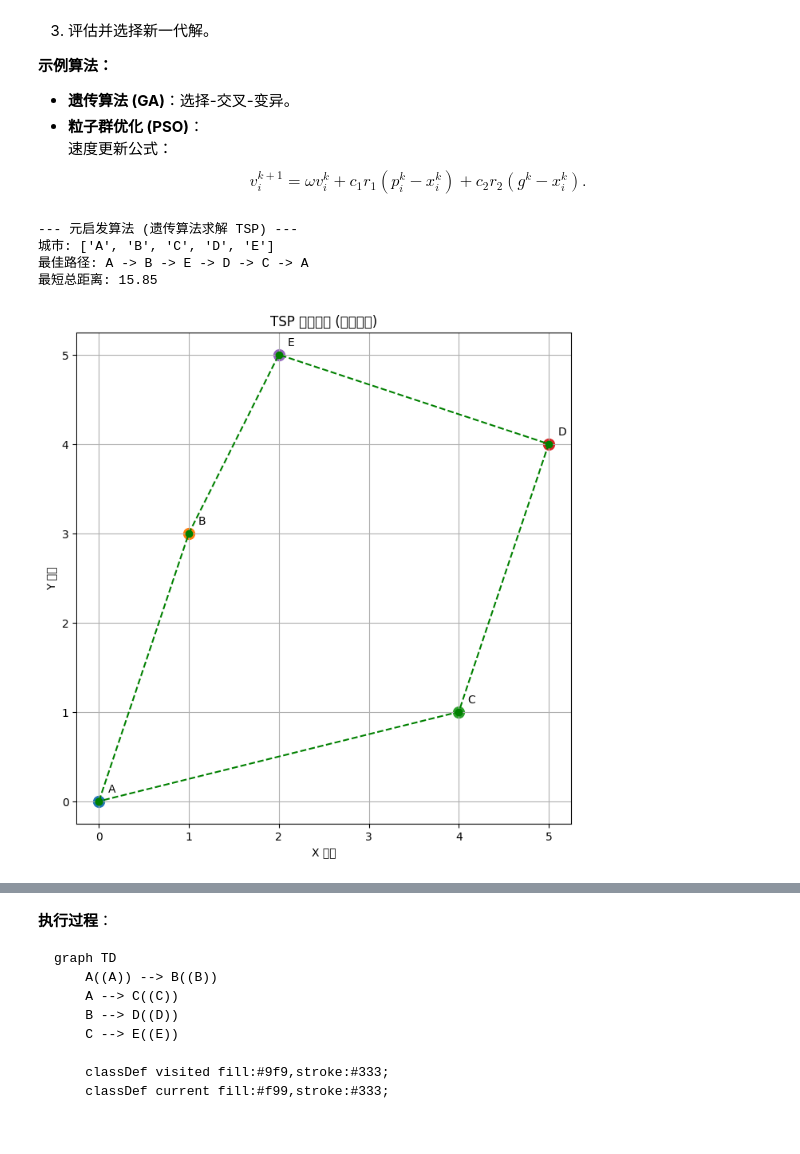
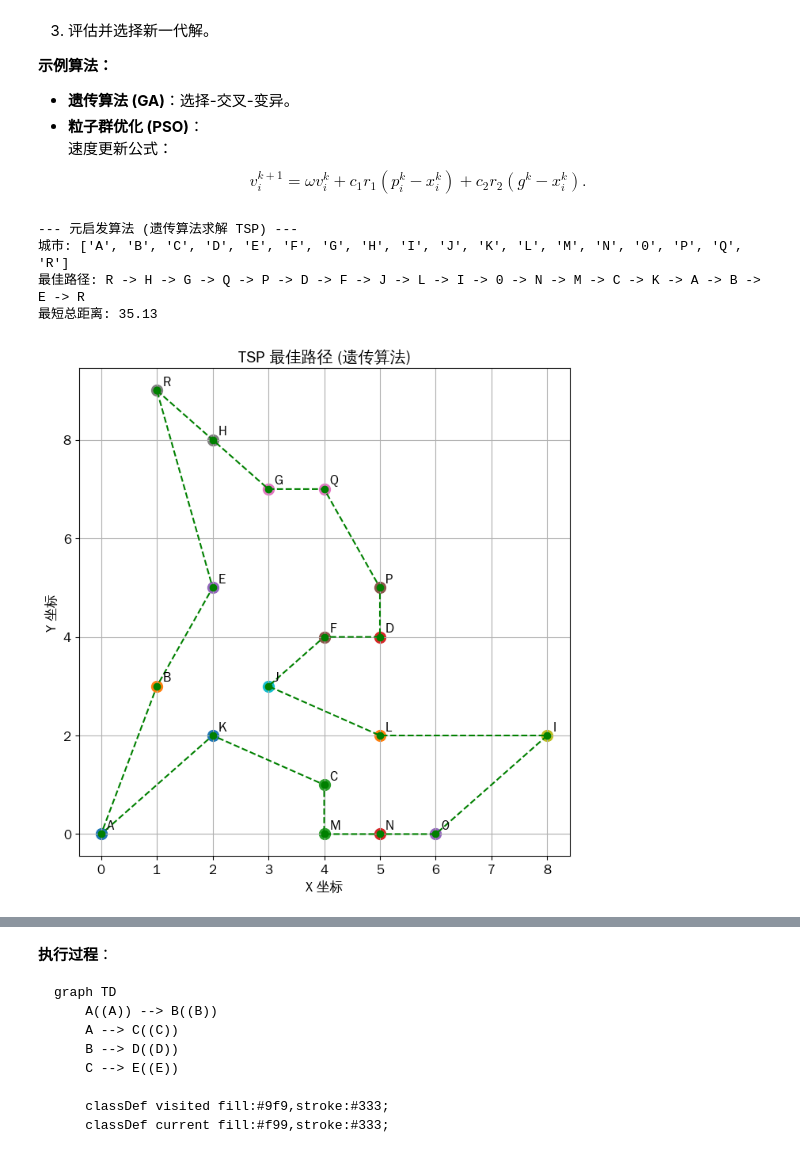
Before and after one commit to Renata1027/Mathematical-modeling, a Jupyter notebook: 4_图论_规划.ipynb, the cells around one changed output, grey strips where cells are left out. Saved outputs shown, nothing was run; the diff lists cells and outputs as text; code cells hidden in the pictures.

```diff
--- a/4_图论_规划.ipynb
+++ b/4_图论_规划.ipynb
@@ -387,9 +818,15 @@ print("\n图表显示了投资组合的风险和收益之间的权衡。红色
 # %%
 """
 6. 元启发算法 (Metaheuristic Algorithms)
-定义： 元启发算法是一类高层次的通用算法，通常用于解决复杂优化问题，特别是那些计算量大、难以用精确方法在合理时间内求解的问题。它们不保证找到最优解，但通常能找到非常接近最优解的良好解。常见的元启发算法包括遗传算法、模拟退火、粒子群优化、蚁群优化等。
+定义： 元启发算法是一类高层次的通用算法，通常用于解决复杂优化问题，
+特别是那些计算量大、难以用精确方法在合理时间内求解的问题。
+它们不保证找到最优解，但通常能找到非常接近最优解的良好解。
+常见的元启发算法包括遗传算法、模拟退火、粒子群优化、蚁群优化等。
 
-示例： 旅行商问题 (Traveling Salesperson Problem, TSP)。一个旅行商需要访问一系列城市，每个城市只访问一次，并最终返回起点。目标是找到一条总行程最短的路径。这是一个 NP-hard 问题，对于大量城市，精确求解几乎不可能。
+示例： 旅行商问题 (Traveling Salesperson Problem, TSP)。
+一个旅行商需要访问一系列城市，每个城市只访问一次，并最终返回起点。
+目标是找到一条总行程最短的路径。这是一个 NP-hard 问题，
+对于大量城市，精确求解几乎不可能。
 
 代码实现： 我们将使用一个简单的遗传算法来解决 TSP 问题。
 """
@@ -399,7 +836,12 @@ import matplotlib.pyplot as plt
 
 # 城市坐标
 cities = {
-    'A': (0, 0), 'B': (1, 3), 'C': (4, 1), 'D': (5, 4), 'E': (2, 5)
+    'A':(0,0),'B':(1,3),'C':(4,1),
+    'D':(5,4),'E':(2,5),'F':(4,4),
+    'G':(3,7),'H':(2,8),'I':(8,2),
+    'J':(3,3),'K':(2,2),'L':(5,2),
+    'M':(4,0),'N':(5,0),'0':(6,0),
+    'P':(5,5),'Q':(4,7),'R':(1,9)
 }
 city_names = list(cities.keys())
 num_cities = len(city_names)
@@ -413,10 +855,10 @@ for i in range(num_cities):
         distances[i, j] = np.sqrt((city1_coords[0] - city2_coords[0])**2 + (city1_coords[1] - city2_coords[1])**2)
 
 # 遗传算法参数
-POP_SIZE = 100
-GENERATIONS = 500
+POP_SIZE = 500
+GENERATIONS = 2500
 MUTATION_RATE = 0.02
-ELITE_SIZE = 10 # 精英保留的数量
+ELITE_SIZE = 50 # 精英保留的数量
 
 # 适应度函数：路径长度的倒数
 def calculate_fitness(path):
@@ -428,7 +870,7 @@ def calculate_fitness(path):
     # 适应度是距离的倒数，因为我们想最小化距离
     return 1 / total_distance
 
-# 初始化种群
+# 初始化种群(生成随机的旅行路径作为初始解)
 def create_initial_population(pop_size, num_cities):
     population = []
     for _ in range(pop_size):
@@ -442,13 +884,13 @@ def selection(population, fitnesses, elite_size):
     sorted_population = [x for _, x in sorted(zip(fitnesses, population), reverse=True)]
     return sorted_population[:elite_size]
 
-# 交叉 (顺序交叉 Ox)
+# 交叉 (顺序交叉 Order Crossover - OX)
 def crossover(parent1, parent2):
     size = len(parent1)
     child = [-1] * size
-    start, end = sorted(random.sample(range(size), 2))
+    start, end = sorted(random.sample(range(size), 2)) # 随机选择两个交叉点
 
-    # 复制一部分父代1
+    # 复制一部分父代1到子代
     child[start:end+1] = parent1[start:end+1]
 
     # 填充剩余部分，保持父代2的顺序
@@ -460,7 +902,8 @@ def crossover(parent1, parent2):
             child[current_pos] = gene
     return child
 
-# 变异 (交换变异)
+# 变异 ((模拟基因突变，随机改变子代路径中的一小部分，增加多样性))
+# 简化：随机交换路径中两个城市的位置
 def mutate(individual, mutation_rate):
     if random.random() < mutation_rate:
         idx1, idx2 = random.sample(range(len(individual)), 2)
@@ -471,7 +914,7 @@ def mutate(individual, mutation_rate):
 def genetic_algorithm_tsp():
     population = create_initial_population(POP_SIZE, num_cities)
     best_overall_path = None
-    best_overall_fitness = 0
+    best_overall_fitness = -1
 
     for gen in range(GENERATIONS):
         fitnesses = [calculate_fitness(individual) for individual in population]
@@ -499,35 +942,35 @@ def genetic_algorithm_tsp():
 best_path_indices, min_distance = genetic_algorithm_tsp()
 
 best_path_cities = [city_names[i] for i in best_path_indices]
 best_path_cities.append(city_names[best_path_indices[0]]) # 回到起点
 
 print("\n--- 元启发算法 (遗传算法求解 TSP) ---")
 print(f"城市: {city_names}")
 print(f"最佳路径: {' -> '.join(best_path_cities)}")
 print(f"最短总距离: {min_distance:.2f}")
 
 # 可视化路径
 plt.figure(figsize=(8, 8))
 for city, coords in cities.items():
     plt.scatter(coords[0], coords[1], s=100, label=city)
     plt.text(coords[0] + 0.1, coords[1] + 0.1, city)
 
 # 绘制路径
 path_coords = [cities[city_names[i]] for i in best_path_indices]
 path_coords.append(cities[city_names[best_path_indices[0]]]) # 回到起点
 path_x = [p[0] for p in path_coords]
 path_y = [p[1] for p in path_coords]
 plt.plot(path_x, path_y, linestyle='--', marker='o', color='green')
 
 plt.title('TSP 最佳路径 (遗传算法)')
 plt.xlabel('X 坐标')
 plt.ylabel('Y 坐标')
 plt.grid(True)
 plt.show()
 # %% [output]
 --- 元启发算法 (遗传算法求解 TSP) ---
-城市: ['A', 'B', 'C', 'D', 'E']
-最佳路径: A -> B -> E -> D -> C -> A
-最短总距离: 15.85
+城市: ['A', 'B', 'C', 'D', 'E', 'F', 'G', 'H', 'I', 'J', 'K', 'L', 'M', 'N', '0', 'P', 'Q', 'R']
+最佳路径: R -> H -> G -> Q -> P -> D -> F -> J -> L -> I -> 0 -> N -> M -> C -> K -> A -> B -> E -> R
+最短总距离: 35.13
-[figure, old version]
+[figure, new version]
 # %% [markdown]
```
Also changed, not shown: parts of 38 cells of this notebook.
